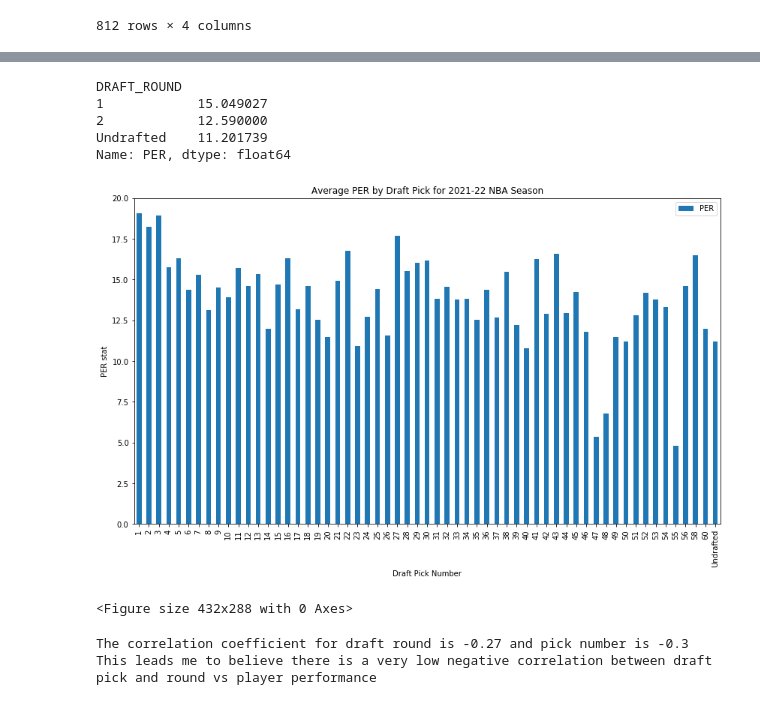
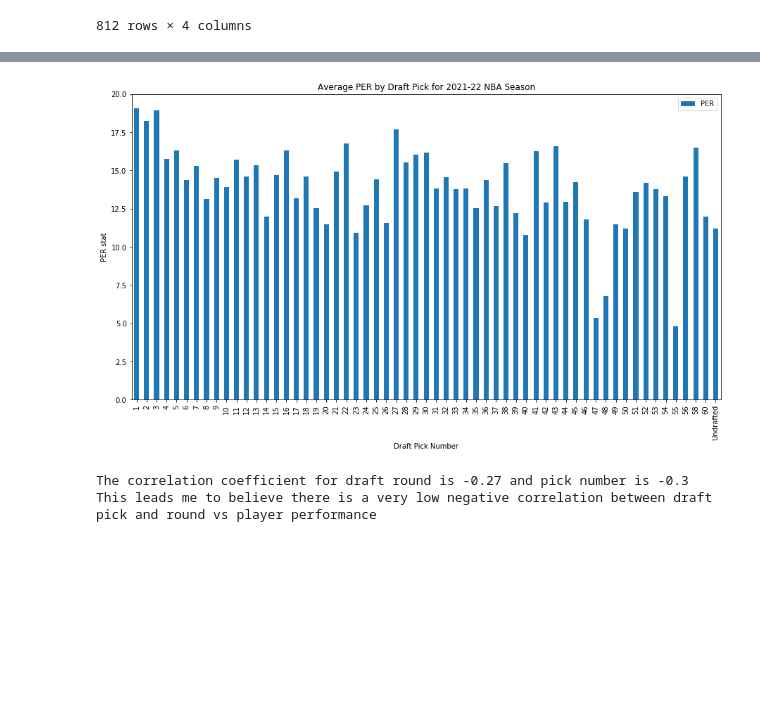
Before and after one commit to meeyoungPH/nba_superlatives, a Jupyter notebook: draft_picks/PROJECT 1 EDA on NBA 2021-22 Season - DRAFT Picks.ipynb, the cells around one changed output, grey strips where cells are left out. Saved outputs shown, nothing was run; the diff lists cells and outputs as text; code cells hidden in the pictures; blank space fills up the shorter version.

Commit message:
final draft

```diff
--- a/draft_picks/PROJECT 1 EDA on NBA 2021-22 Season - DRAFT Picks.ipynb
+++ b/draft_picks/PROJECT 1 EDA on NBA 2021-22 Season - DRAFT Picks.ipynb
@@ -305,7 +303,7 @@ draft_players_df
 506 rows × 13 columns
 # %%
 # pulling in nba stats table that contains the players PER
-# nba_stats_df = pd.read_csv('nba_stats_sc_cleaned.csv')
+nba_stats_df = pd.read_csv('nba_stats_sc_cleaned.csv')
 nba_stats_df = nba_stats_df[['Player','Tm','G','PER']]
 nba_stats_df
 # %% [output]
@@ -334,7 +332,7 @@ cleaned_per =nba_stats_df.drop_duplicates(subset=['Player'],keep='first')
 # cleaned_per
 
 # cleaning the table to only get player name and PER (relevant info from the table)
-per_table_join = pd.DataFrame(cleaned_per[['Player','PER']])
+per_table_join = pd.DataFrame(cleaned_per[['Player','PER', 'G']])
 # %%
 # draft player table contains the player info with draft pick and per table contains player name and per
 # limitation of this join is that player id isnt in both and we are relying on names to be correct when joining
@@ -359,12 +355,3 @@ PermissionError: [Errno 13] Permission denied: 'cleaned_player_with_per_and_draf
-# %%
-avg_per_by_draft_round = player_draft_and_per_df.groupby(['DRAFT_ROUND'])['PER'].mean()
-avg_per_by_draft_round
-# %% [output]
-DRAFT_ROUND
-1            15.049027
-2            12.590000
-Undrafted    11.201739
-Name: PER, dtype: float64
 # %%
 avg_per_by_draft_pick = player_draft_and_per_df.groupby(['DRAFT_NUMBER'])['PER'].mean()
 avg_per_by_draft_pick = avg_per_by_draft_pick.reset_index()
@@ -385,19 +372,19 @@ avg_per_by_draft_pick = avg_per_by_draft_pick.replace({'DRAFT_NUMBER':{61:'Undra
 # %%
 import matplotlib.pyplot as plt
 import scipy.stats as st
 import numpy as np
 
 avg_per_by_draft_pick
 Per_by_draft_chart = avg_per_by_draft_pick.plot(x='DRAFT_NUMBER',
-                                                kind='bar',figsize=(14,8),
+                                                kind='bar',figsize=(15,8),
     title = 'Average PER by Draft Pick for 2021-22 NBA Season')
 Per_by_draft_chart.set_xlabel('Draft Pick Number')
 Per_by_draft_chart.set_ylabel('PER stat')
+
+plt.savefig('PER by Draft Pick')
 plt.show()
-plt.savefig('PER by Draft Pick')
 # %% [output]
-[figure, old version]
+[figure, new version]
-<Figure size 432x288 with 0 Axes>
 # %%
 # Statistical Analysis of Round and Draft Pick based on PER
 # table to use player_draft_and_per_df
```
Also changed, not shown: parts of 17 cells of this notebook, 10 other files.
